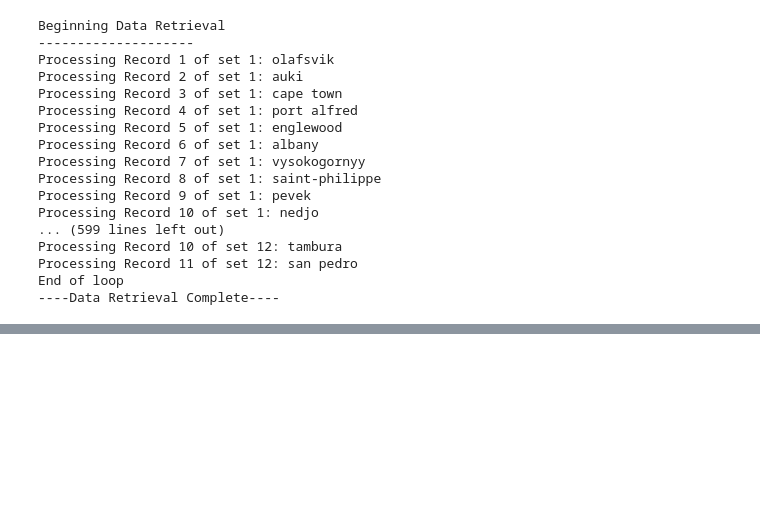
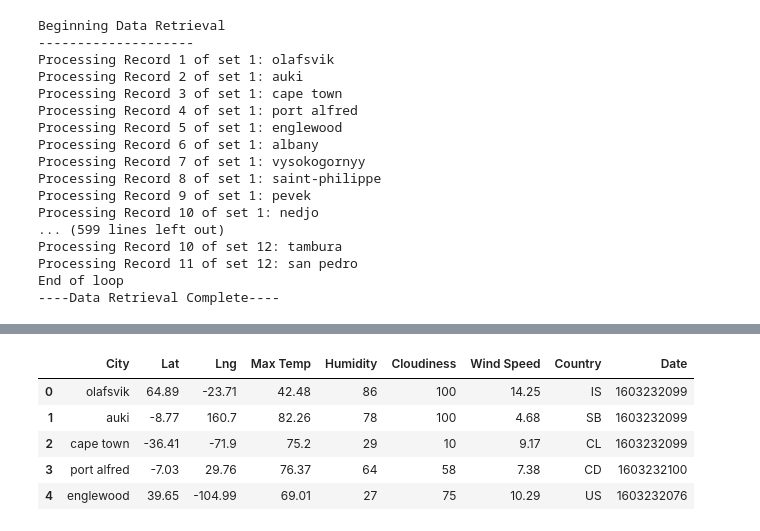
Before and after one commit to jeosqueri/City-Weather-Analysis, a Jupyter notebook: WeatherPy/WeatherPy.ipynb, the cells around one changed output, grey strips where cells are left out. Cells and saved outputs as stored; diff of their text form; code cells hidden in the pictures; blank space fills up the shorter version.

Commit message:
created weather dataframe and exported to csv

```diff
--- a/WeatherPy/WeatherPy.ipynb
+++ b/WeatherPy/WeatherPy.ipynb
@@ -112,3 +108,15 @@ Processing Record 10 of set 12: tambura
 Processing Record 11 of set 12: san pedro
 End of loop
 ----Data Retrieval Complete----
+# %%
+#create dictionary
+weather_dict = {"City": city_two, "Lat": lat, "Lng": lng, "Max Temp": max_temp,
+                "Humidity": humidity, "Cloudiness": cloudiness, "Wind Speed": wind_speed,
+                "Country": countries, "Date": dates}
+# %%
+#create dataframe from dictionary
+weather_df = pd.DataFrame.from_dict(weather_dict, orient='index')
+# %%
+weather_df = weather_df.transpose()
+# %%
+weather_df = weather_df.drop(weather_df.index[550])
@@ -114,0 +138,9 @@ End of loop
+# %%
+weather_df.head()
+# %% [output]
+|  | City | Lat | Lng | Max Temp | Humidity | Cloudiness | Wind Speed | Country | Date |
+| 0 | olafsvik | 64.89 | -23.71 | 42.48 | 86 | 100 | 14.25 | IS | 1603232099 |
+| 1 | auki | -8.77 | 160.7 | 82.26 | 78 | 100 | 4.68 | SB | 1603232099 |
+| 2 | cape town | -36.41 | -71.9 | 75.2 | 29 | 10 | 9.17 | CL | 1603232099 |
+| 3 | port alfred | -7.03 | 29.76 | 76.37 | 64 | 58 | 7.38 | CD | 1603232100 |
+| 4 | englewood | 39.65 | -104.99 | 69.01 | 27 | 75 | 10.29 | US | 1603232076 |
```
Also changed, not shown: parts of 3 cells of this notebook, 1 other file.
